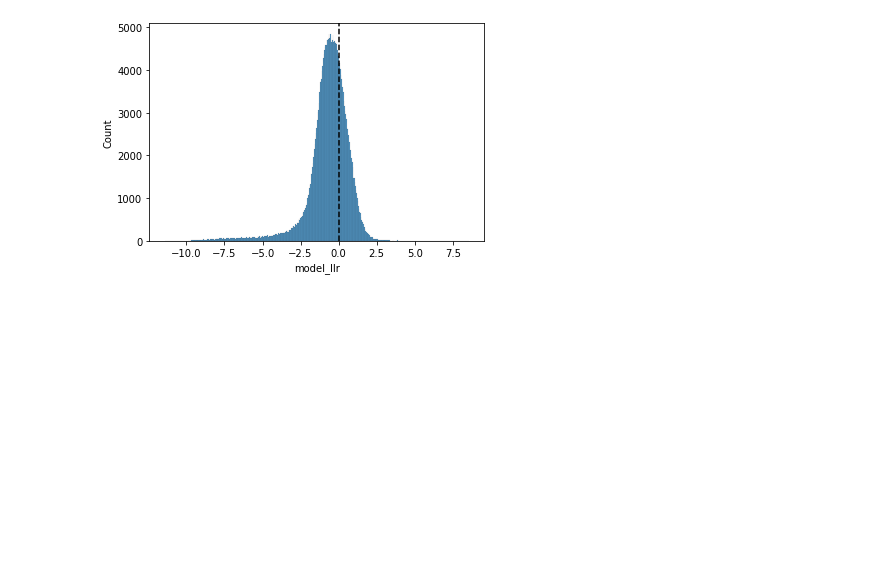
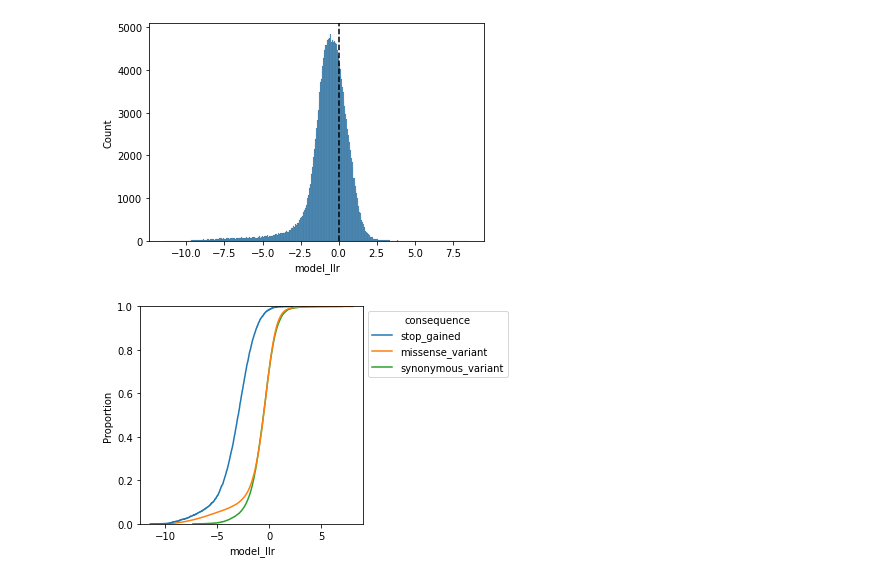
Before and after one commit to songlab-cal/gpn, a Jupyter notebook: plantbert/mlm/plot_vep_including_unobserved.ipynb, the cells around one changed output. Saved outputs shown, nothing was run; the diff lists cells and outputs as text; code cells hidden in the pictures; blank space fills up the shorter version.

```diff
--- a/plantbert/mlm/plot_vep_including_unobserved.ipynb
+++ b/plantbert/mlm/plot_vep_including_unobserved.ipynb
@@ -190,3 +191,29 @@ plt.axvline(0, linestyle="--", color="black")
 # %% [output]
 <matplotlib.lines.Line2D at 0x...>
 [figure]
+# %%
+hist_consequences = [
+    #"start_lost",
+    "stop_gained",
+    "missense_variant",
+    "synonymous_variant",
+    #"stop_lost",
+    #"intron_variant",
+    #"upstream_gene_variant",
+    #"downstream_gene_variant",
+    #"splice_acceptor_variant",
+    #"splice_donor_variant",
+    #"3_prime_UTR_variant",
+    #"5_prime_UTR_variant",
+    #"nc_transcript_exon_variant",
+]
+plt.figure(figsize=(4,4))
+g = sns.ecdfplot(
+    data=df[df.consequence.isin(hist_consequences)],
+    x="model_llr",
+    hue="consequence",
+    hue_order=hist_consequences,
+)
+sns.move_legend(g, "upper left", bbox_to_anchor=(1, 1))
+# %% [output]
+[figure, added]
```
Also changed, not shown: parts of 2 cells of this notebook, 2 other files.
